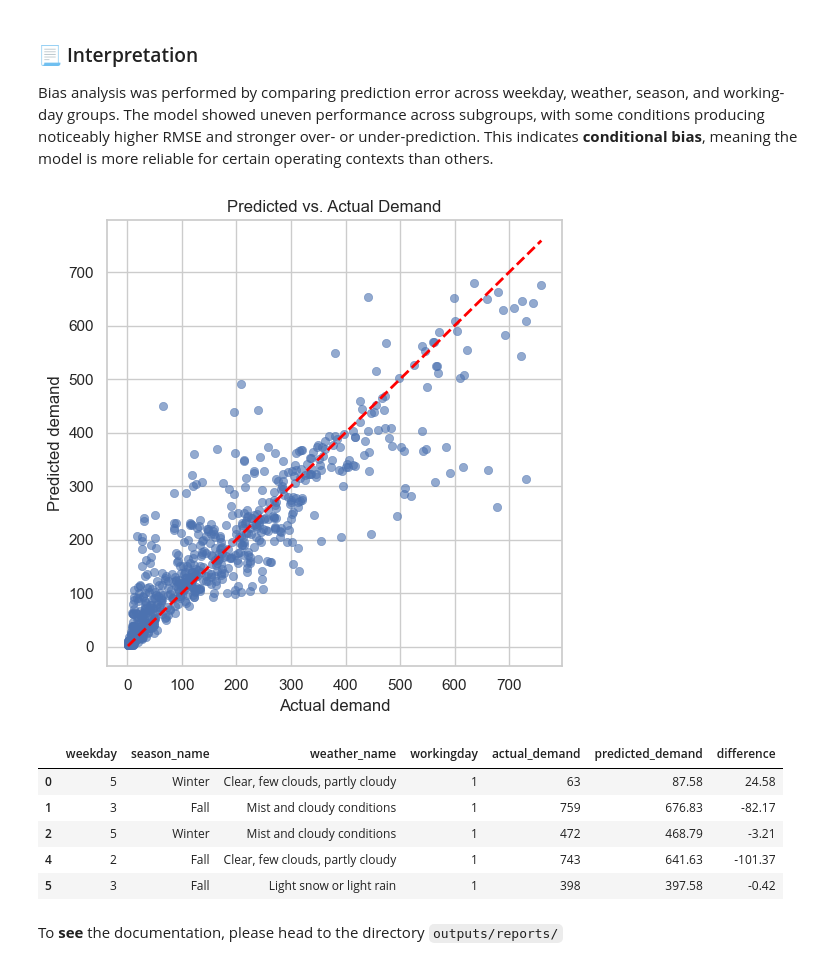
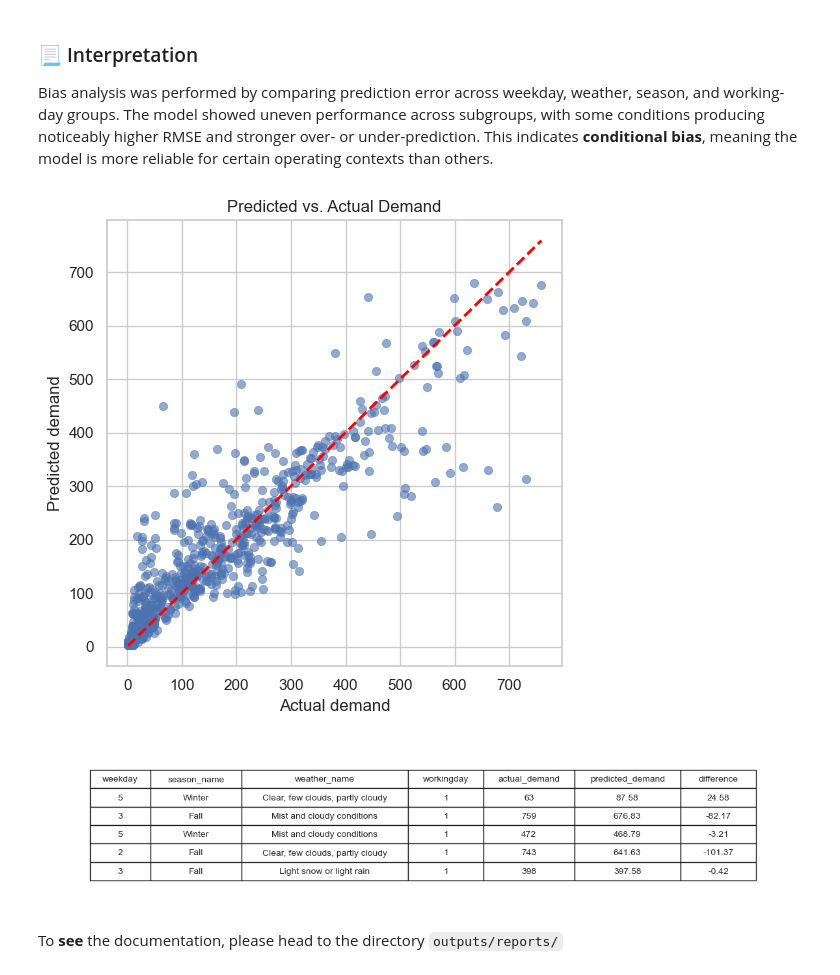
Before and after one commit to clarissecasicarino/hourly-bike-predictor, a Jupyter notebook: notebooks/regression_capstone.ipynb, the cells around one changed output. Cells and saved outputs as stored; diff of their text form; code cells hidden in the pictures.

Commit message:
Turn example_predictions to png instead of csv

```diff
--- a/notebooks/regression_capstone.ipynb
+++ b/notebooks/regression_capstone.ipynb
@@ -1440,10 +1416,9 @@ display(group_bias)
 Bias analysis was performed by comparing prediction error across weekday, weather, season, and working-day groups. The model showed uneven performance across subgroups, with some conditions producing noticeably higher RMSE and stronger over- or under-prediction. This indicates **conditional bias**, meaning the model is more reliable for certain operating contexts than others.
 # %%
 from pathlib import Path
-report_dir = Path("../outputs/reports")
+import numpy as np
+
 figure_dir = Path("../outputs/figures")
-
-report_dir.mkdir(parents=True, exist_ok=True)
 
 y_true = np.ravel(y_test)
 y_pred = np.ravel(model.predict(X_test))
@@ -1499,43 +1474,59 @@ results["weather_name"] = results["weathersit"].map(weather_map)
 
 weekday_case = results[
     (results["workingday"] == 1) &
     (results["weekday"].between(1, 5))
 ].sort_values(["weathersit", "season"]).head(1)
 
 season_case = (
     results.sort_values("actual_demand", ascending=False)
     .groupby("season", as_index=False)
     .head(1)
 )
 
 weather_case = (
     results.sort_values("actual_demand", ascending=False)
     .groupby("weathersit", as_index=False)
     .head(1)
 )
 
 example_df = pd.concat([weekday_case, season_case, weather_case], ignore_index=True)
 
 cols_to_show = [
     "weekday", "season_name", "weather_name", "workingday",
     "actual_demand", "predicted_demand", "difference"
 ]
 
 example_df = example_df[cols_to_show].drop_duplicates()
 
-# Save table
-example_csv_path = report_dir / "example_predictions.csv"
-example_df.to_csv(example_csv_path, index=False)
+# Round numeric columns for display and image
+for col in ["actual_demand", "predicted_demand", "difference"]:
+    example_df[col] = example_df[col].round(2)
 
-display(example_df)
+
+fig, ax = plt.subplots(figsize=(12, 2.8))
+ax.axis("off")
+
+# Give the weather column more room
+col_widths = [0.08, 0.12, 0.22, 0.10, 0.12, 0.14, 0.10]
+
+table = ax.table(
+    cellText=example_df.values,
+    colLabels=example_df.columns,
+    cellLoc="center",
+    loc="center",
+    colWidths=col_widths
+)
+
+table.auto_set_font_size(False)
+table.set_fontsize(10)
+table.scale(1, 1.5)
+
+plt.tight_layout()
+plt.savefig("../outputs/figures/example_predictions.png", dpi=300, bbox_inches="tight")
+plt.show()
 # %% [output]
 [figure]
-|  | weekday | season_name | weather_name | workingday | actual_demand | predicted_demand | difference |
-| 0 | 5 | Winter | Clear, few clouds, partly cloudy | 1 | 63 | 87.58 | 24.58 |
-| 1 | 3 | Fall | Mist and cloudy conditions | 1 | 759 | 676.83 | -82.17 |
-| 2 | 5 | Winter | Mist and cloudy conditions | 1 | 472 | 468.79 | -3.21 |
-| 4 | 2 | Fall | Clear, few clouds, partly cloudy | 1 | 743 | 641.63 | -101.37 |
-| 5 | 3 | Fall | Light snow or light rain | 1 | 398 | 397.58 | -0.42 |
+[figure, added]
 # %%
 # Model Documentation Card
 def generate_model_card(model, X_test, y_test, groups, report_path="../outputs/reports/model_card.txt"):
```
Also changed, not shown: parts of 3 cells of this notebook, 2 other files.
